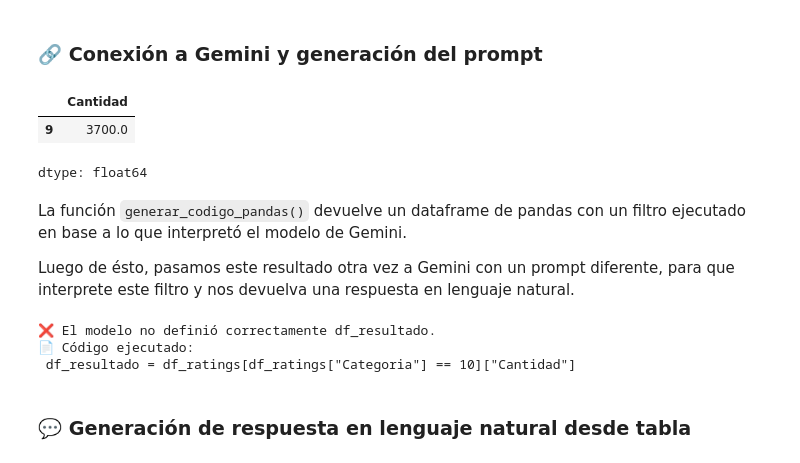
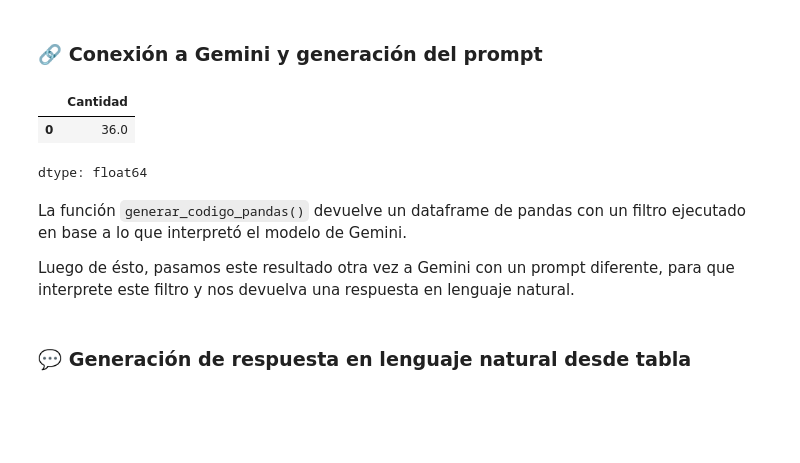
Before and after one commit to Lumasciangelo/NLP-2025-, a Jupyter notebook: TP_FINAL_NLP_Lucía_Masciángelo.ipynb, the cells around one changed output. Cells and saved outputs as stored; diff of their text form; code cells hidden in the pictures; blank space fills up the shorter version.

```diff
--- a/TP_FINAL_NLP_Lucía_Masciángelo.ipynb
+++ b/TP_FINAL_NLP_Lucía_Masciángelo.ipynb
@@ -850,9 +859,10 @@ def generar_codigo_pandas(query):
-# %%
-generar_codigo_pandas(query)
-# %% [output]
-|  | Cantidad |
-| 9 | 3700.0 |
-dtype: float64
+# %%
+query = "¿Cuántas personas le dieron la puntuación más baja al juego?"
+generar_codigo_pandas(query)
+# %% [output]
+|  | Cantidad |
+| 0 | 36.0 |
+dtype: float64
 # %% [markdown]
 La función `generar_codigo_pandas()` devuelve un dataframe de pandas con un filtro ejecutado en base a lo que interpretó el modelo de Gemini.
 
@@ -955,8 +870,2 @@ RESPONDE UNICAMENTE CON CÓDIGO PYTHON Y NADA MÁS
-# %%
-generar_codigo_pandas("¿Cuántas personas le dieron la puntuación más alta al juego?", client)
-# %% [output]
-❌ El modelo no definió correctamente df_resultado.
-📄 Código ejecutado:
- df_resultado = df_ratings[df_ratings["Categoria"] == 10]["Cantidad"]
 # %% [markdown]
 ### 💬 Generación de respuesta en lenguaje natural desde tabla
```
Also changed, not shown: parts of 52 cells of this notebook.
